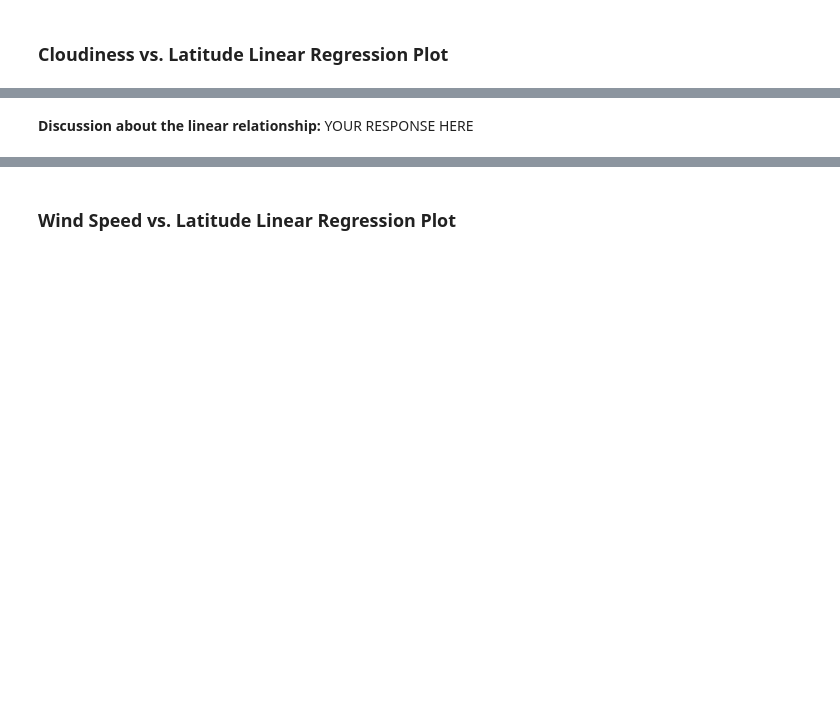
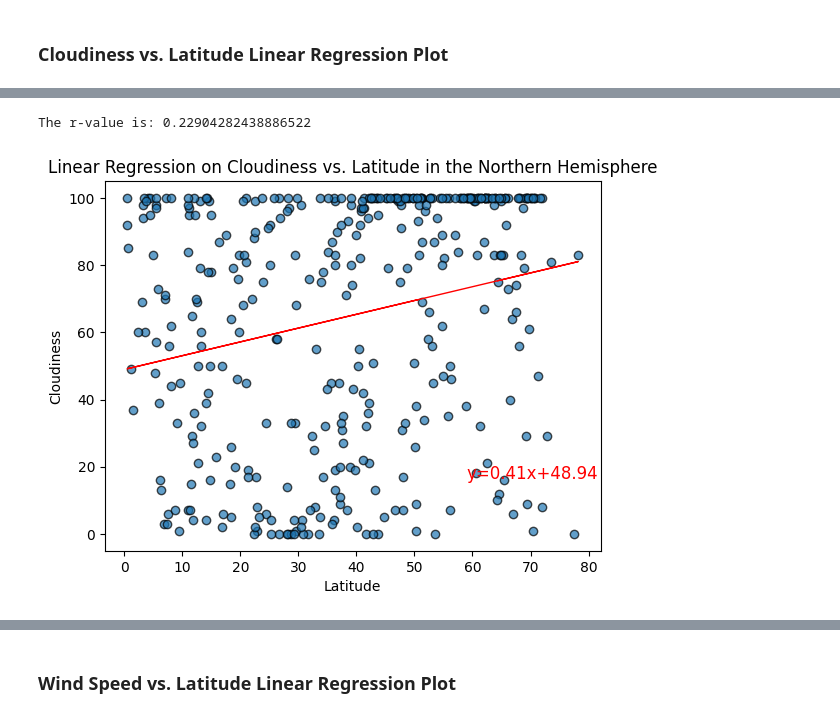
Before and after one commit to mattf4171/python-api-challenge, a Jupyter notebook: WeatherPy.ipynb, the cells around one changed output, grey strips where cells are left out. Cells and saved outputs as stored; diff of their text form; code cells hidden in the pictures; blank space fills up the shorter version.

```diff
--- a/WeatherPy.ipynb
+++ b/WeatherPy.ipynb
@@ -369,2 +366,14 @@ The r-value is: 0.02056735429994368
-# %% [markdown]
-**Discussion about the linear relationship:** YOUR RESPONSE HERE
+# %%
+# Northern Hemisphere
+predicted_Cloudiness_n, slope, y_int, r_val = linearRegression(northern_hemi_df['Lat'], northern_hemi_df['Cloudiness'])
+print("The r-value is: {}".format(r_val))
+plt.scatter('Lat', 'Cloudiness', data=northern_hemi_df, alpha=0.7, edgecolor='black')
+plt.plot(northern_hemi_df['Lat'], predicted_Cloudiness_n, color="red", linewidth=1)
+plt.text(59, 16.5,'y={:.2f}x+{:.2f}'.format(slope, y_int), size='large', color='red')
+plt.title('Linear Regression on Cloudiness vs. Latitude in the Northern Hemisphere')
+plt.xlabel('Latitude')
+plt.ylabel('Cloudiness')
+plt.show()
+# %% [output]
+The r-value is: 0.22904282438886522
+[figure, added]
```
Also changed, not shown: parts of 17 cells of this notebook.
